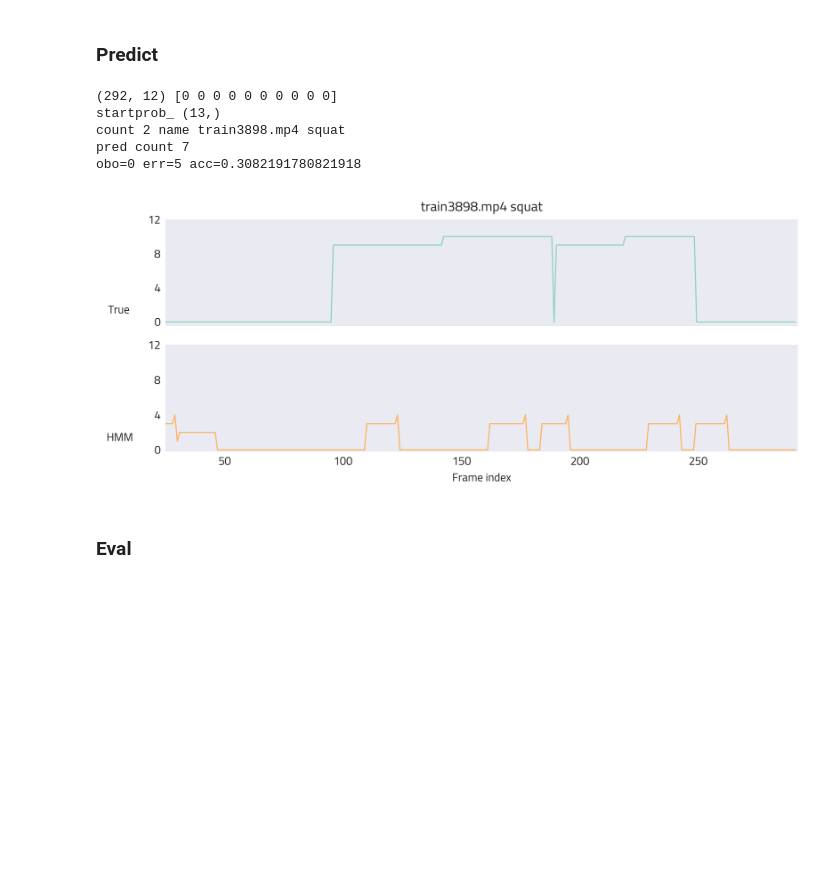
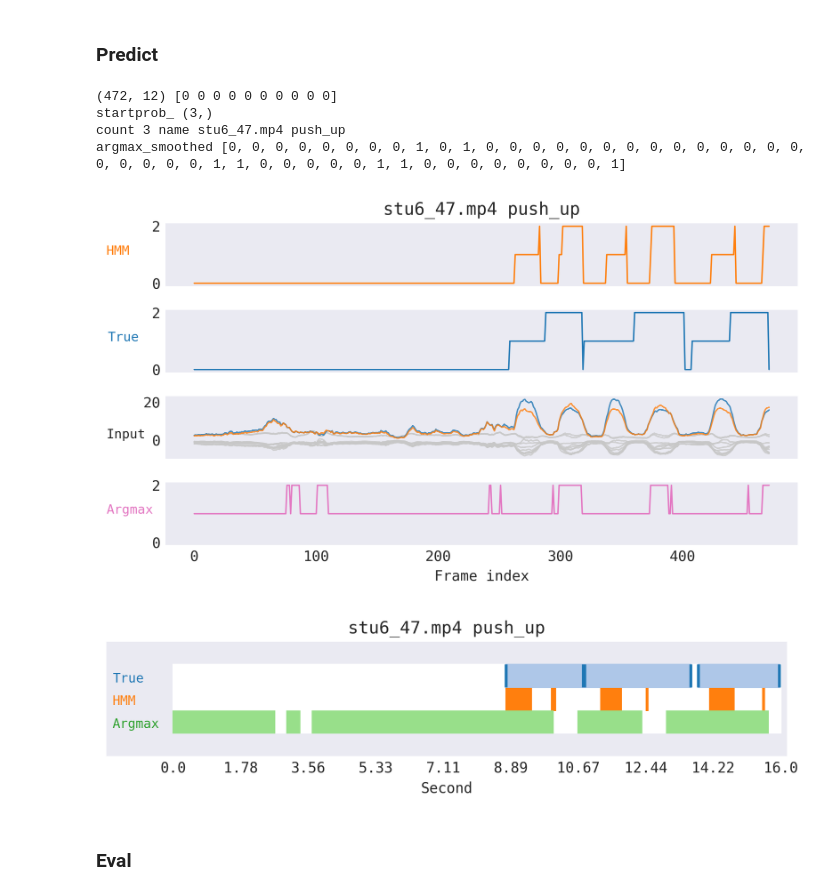
Before and after one commit to iucario/WorkoutDetector, a Jupyter notebook: notebooks/hmm.ipynb, the cells around one changed output. Saved outputs shown, nothing was run; the diff lists cells and outputs as text; code cells hidden in the pictures; blank space fills up the shorter version.

```diff
--- a/notebooks/hmm.ipynb
+++ b/notebooks/hmm.ipynb
@@ -22,16 +22,6 @@ from matplotlib import font_manager
 import json
 from workoutdetector.time_series import reps_to_label
 
-
-matplotlib.RcParams.update(plt_params())
-font_path = '/mnt/c/Users/Me/AppData/Local/Microsoft/Windows/Fonts/Cairo-VariableFont_wght.ttf'
-font_manager.fontManager.addfont(font_path)
-font_manager.findSystemFonts(fontext='otf')
-fe = font_manager.FontEntry(fname=font_path, name='Cairo')
-font_manager.fontManager.ttflist.insert(0, fe)
-matplotlib.rcParams.update(plt_params())
-matplotlib.rcParams['font.family'] = 'Cairo'
-
 CLASSES = ['situp', 'push_up', 'pull_up', 'jump_jack', 'squat', 'front_raise']
 
 COLORS = list(plt.get_cmap('tab20').colors)
@@ -43,7 +33,7 @@ params = {
     'lines.linewidth': 1,
     'axes.prop_cycle': plt.cycler('color', COLORS),
     'font.size': 10,
-    'font.family': 'Cairo',
+    'font.family': 'monospace',
 }
 # %%
 data_root = os.path.expanduser("~/data/RepCount")
@@ -126,44 +222,42 @@ all (463086, 1, 12) num y [ 0  1  2  3  4  5  6  7  8  9 10 11 12]
 # %%
 val_data = list(helper.get_rep_data(['val'], [action]).values())
 item = random.choice(val_data)
 
 val_x = []
 js = json.load(open(osj(json_dir, template.format(item.video_name))))
 for i,v in js['scores'].items():
     val_x.append(np.array(list(v.values())))
 val_x = np.array(val_x)
 class_idx = CLASSES.index(item.class_)
-val_y = np.array(reps_to_label(item.reps, item.total_frames, class_idx=class_idx))
+val_y = np.array(reps_to_label(item.reps, item.total_frames, class_idx=0))
 print(val_x.shape, val_y[:10])
 print('startprob_', model.startprob_.shape)
 pred = model.predict(val_x)
 print('count', len(js['ground_truth'])//2, 'name', item.video_name, item.class_)
+pred_mapped = pred.copy()
+# pred_mapped[pred == 0] = 1
+pred_smoothed = smooth_pred(pred-1, window=1)
+hmm_count, hmm_reps = pred_to_count(pred_smoothed, stride=1, step=1)
+# print('hmm pred', pred)
+# Baseline Argmax with threshold 0.6
+threshold = 0.6
+action_only_x = val_x[:, class_idx*2:class_idx*2+2]
+val_x_thre = [np.argmax(vx) if vx.max() >= threshold else -1 for vx in action_only_x]
+val_x_thre = np.array(val_x_thre) + 1
+val_x_smoothed = smooth_pred(val_x_thre-1, window=10)
+argmax_count, argmax_reps = pred_to_count(val_x_smoothed, stride=1*10, step=1)
+print('argmax_smoothed', val_x_smoothed)
 
-obo, err, acc, reps = hmm_infer(model, val_x, item.reps, 0)
-print('pred count', len(reps) // 2)
-print(f'obo={obo} err={err} acc={acc}')
-
-fig, ax = plt.subplots(2, 1, figsize=(7,3), dpi=400)
-ax[0].plot(val_y, 'C0', label='true')
-ax[1].plot(pred, 'C5', label='HMM')
-ax[0].set_yticks(range(0, 13, 4))
-ax[0].set_xticks([])
-ax[1].set_yticks(range(0, 13, 4))
-ax[0].set_xlim(len(val_y)//12, len(val_y))
-ax[1].set_xlim(len(val_y)//12, len(pred))
-ax[0].text(0, 1 ,'True')
-ax[1].text(0, 1 ,'HMM')
-ax[0].set_title(f'{item.video_name} {item.class_}')
-ax[1].set_xlabel('Frame index')
-plt.tight_layout()
-plt.show()
+plot_raw_output(val_x, val_y, pred, val_x_thre, class_idx)
+title = f'{item.video_name} {item.class_}'
+plot_pred_reps(hmm_reps, js['ground_truth'], argmax_reps, item.total_frames, item.fps, title, step=1)
 # %% [output]
-(292, 12) [0 0 0 0 0 0 0 0 0 0]
-startprob_ (13,)
-count 2 name train3898.mp4 squat
-pred count 7
-obo=0 err=5 acc=0.3082191780821918
+(472, 12) [0 0 0 0 0 0 0 0 0 0]
+startprob_ (3,)
+count 3 name stu6_47.mp4 push_up
+argmax_smoothed [0, 0, 0, 0, 0, 0, 0, 0, 1, 0, 1, 0, 0, 0, 0, 0, 0, 0, 0, 0, 0, 0, 0, 0, 0, 0, 0, 0, 0, 0, 1, 1, 0, 0, 0, 0, 0, 1, 1, 0, 0, 0, 0, 0, 0, 0, 0, 1]
-[figure, old version]
+[figure, new version]
+[figure, added]
 # %% [markdown]
 ### Eval
 # %%
```
Also changed, not shown: parts of 14 cells of this notebook, 4 other files.
